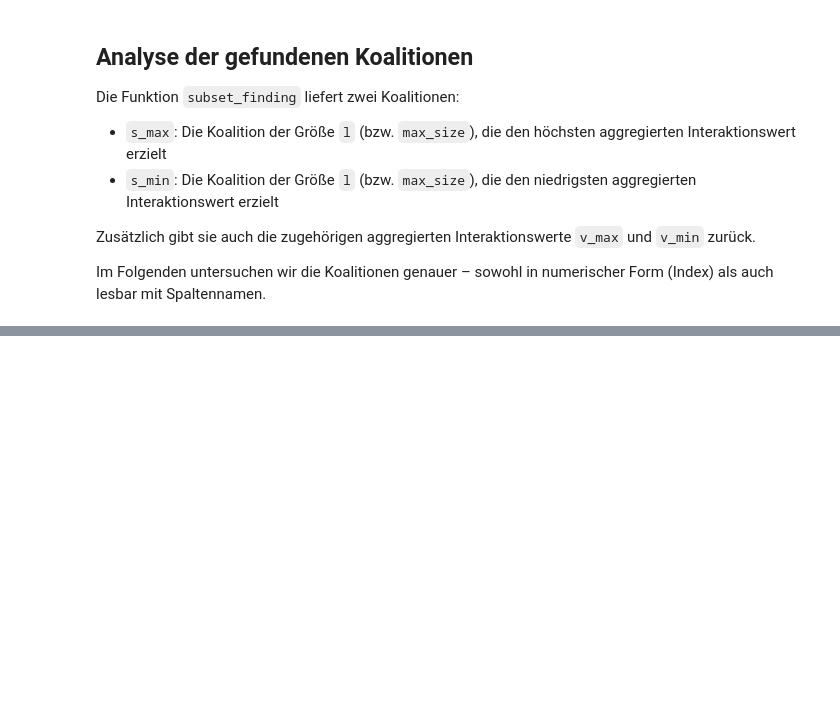
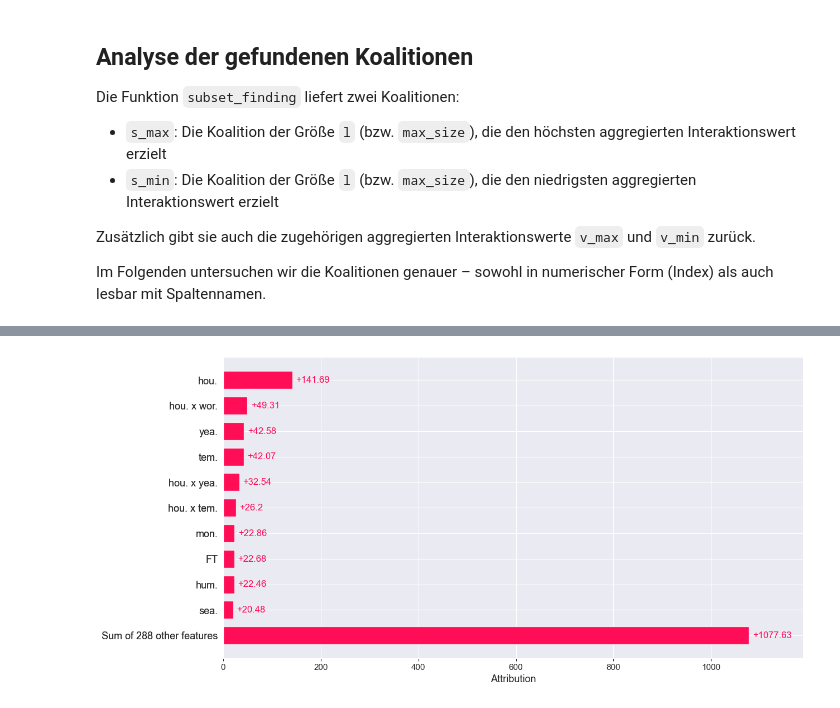
Before and after one commit to s-hutt/sep-aiml-25, a Jupyter notebook: docs/source/examples/coalition_finding_algorithmus.ipynb, the cells around one changed output, grey strips where cells are left out. Drawn from its saved outputs; the diff is of its cells as text; code cells hidden in the pictures; blank space fills up the shorter version.

```diff
--- a/docs/source/examples/coalition_finding_algorithmus.ipynb
+++ b/docs/source/examples/coalition_finding_algorithmus.ipynb
@@ -279,0 +311,20 @@ Koalition {'temp', 'windspeed', 'month'} (s_min) → Interaktionswert: 95.768
+# %%
+from tqdm import tqdm
+from shapiq.plot import bar_plot
+
+n_features = X.shape[1]  # Anzahl der Features bestimmen
+
+explanations = []
+
+for i in tqdm(range(20)):
+    x_i = X_test[i]
+    explanation_i = explainer.explain(x=x_i, budget=2**n_features)
+    explanations.append(explanation_i)
+
+bar_plot(
+    explanations,
+    feature_names=column_names,
+    show=True
+)
+# %% [output]
+[figure, added]
```
Also changed, not shown: parts of 17 cells of this notebook.
